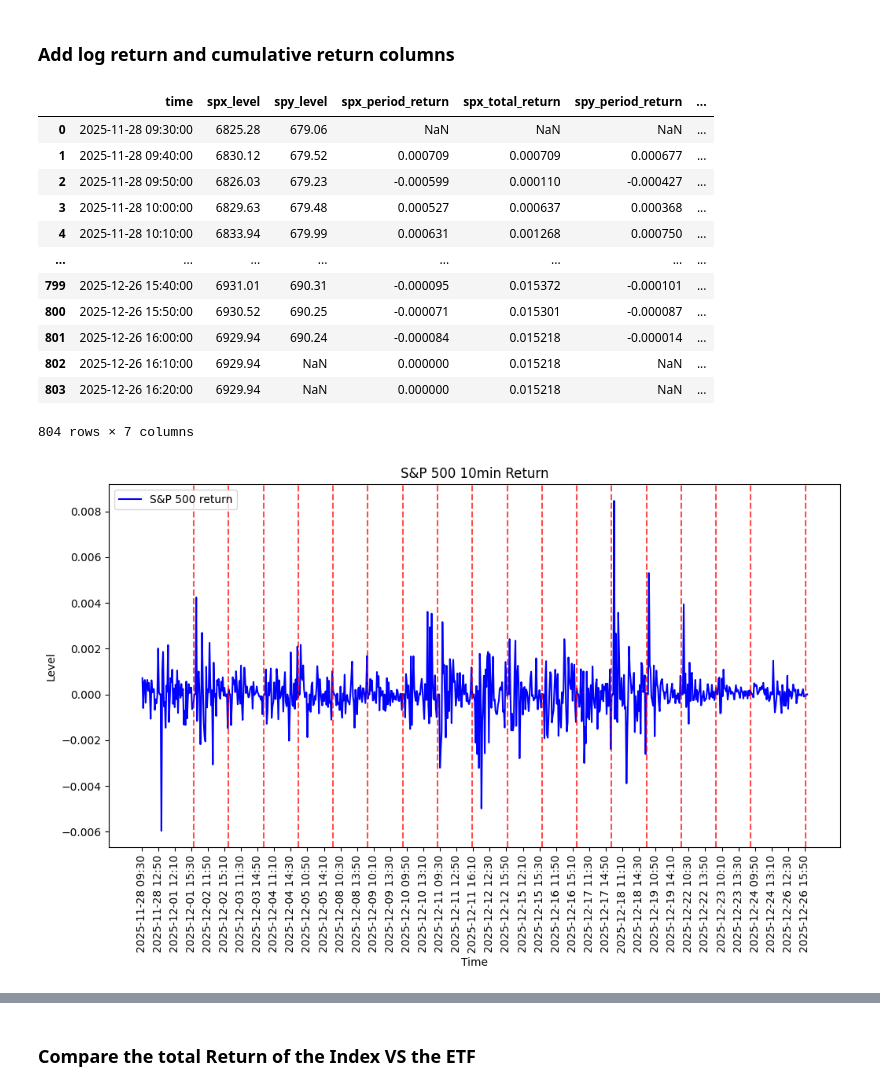
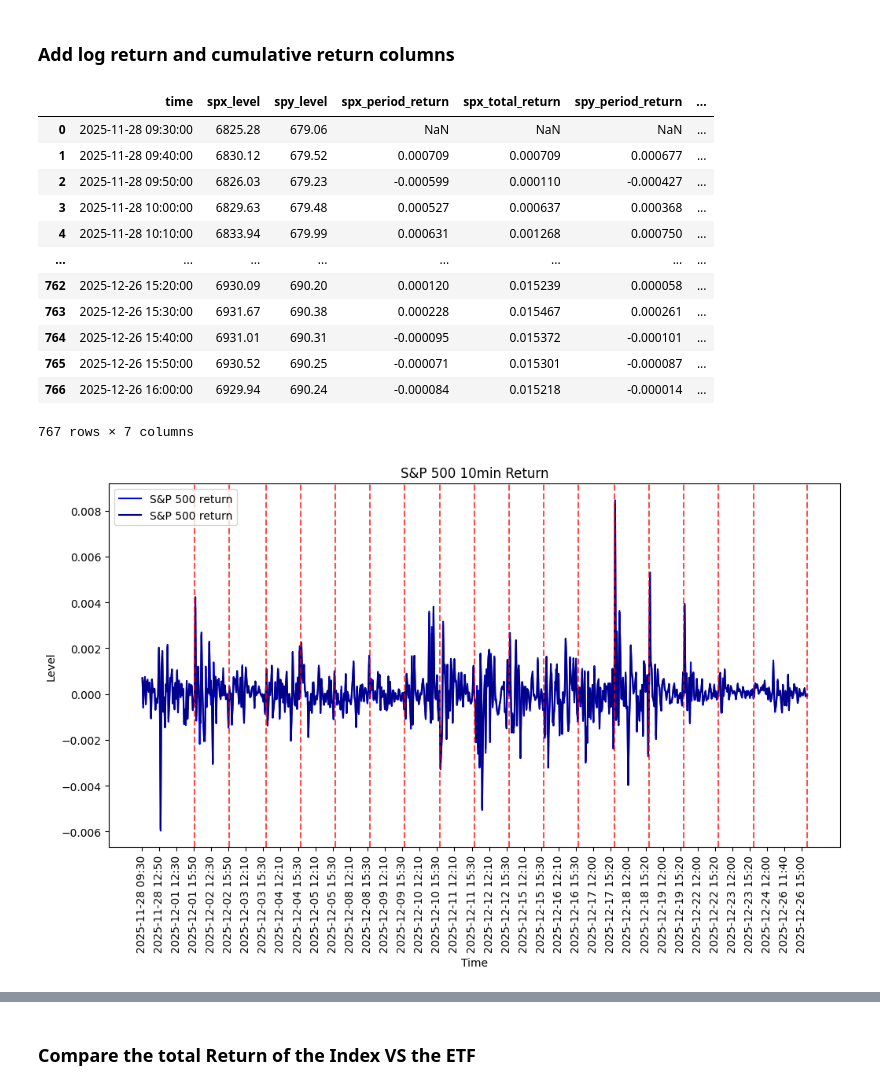
Before and after one commit to danielhalm1407/Risk-Control-Using-a-Bayesian-Joint-Quantile-Time-Series-Model-For-Asset-Returns, a Jupyter notebook: notebooks/NB02_Backtest_Intraday.ipynb, the cells around one changed output, grey strips where cells are left out. Saved outputs shown, nothing was run; the diff lists cells and outputs as text; code cells hidden in the pictures.

Commit message:
further amend graphing

```diff
--- a/notebooks/NB02_Backtest_Intraday.ipynb
+++ b/notebooks/NB02_Backtest_Intraday.ipynb
@@ -168,7 +168,7 @@ plt.show()
 ## Add new columns
 # %%
 # drop empty rows
-sp500_intraday_v4 = sp500_intraday_v3.copy().dropna(subset=['spx_level']).reset_index().drop('index', axis=1)
+sp500_intraday_v4 = sp500_intraday_v3.copy().dropna().reset_index().drop('index', axis=1)
 # %% [markdown]
 ### Add log return and cumulative return columns
 # %%
@@ -210,34 +210,35 @@ sp500_intraday_returns
 | 3 | 2025-11-28 10:00:00 | 6829.63 | 679.48 | 0.000527 | 0.000637 | 0.000368 | ... |
 | 4 | 2025-11-28 10:10:00 | 6833.94 | 679.99 | 0.000631 | 0.001268 | 0.000750 | ... |
 | ... | ... | ... | ... | ... | ... | ... | ... |
-| 799 | 2025-12-26 15:40:00 | 6931.01 | 690.31 | -0.000095 | 0.015372 | -0.000101 | ... |
-| 800 | 2025-12-26 15:50:00 | 6930.52 | 690.25 | -0.000071 | 0.015301 | -0.000087 | ... |
-| 801 | 2025-12-26 16:00:00 | 6929.94 | 690.24 | -0.000084 | 0.015218 | -0.000014 | ... |
-| 802 | 2025-12-26 16:10:00 | 6929.94 | NaN | 0.000000 | 0.015218 | NaN | ... |
-| 803 | 2025-12-26 16:20:00 | 6929.94 | NaN | 0.000000 | 0.015218 | NaN | ... |
+| 762 | 2025-12-26 15:20:00 | 6930.09 | 690.20 | 0.000120 | 0.015239 | 0.000058 | ... |
+| 763 | 2025-12-26 15:30:00 | 6931.67 | 690.38 | 0.000228 | 0.015467 | 0.000261 | ... |
+| 764 | 2025-12-26 15:40:00 | 6931.01 | 690.31 | -0.000095 | 0.015372 | -0.000101 | ... |
+| 765 | 2025-12-26 15:50:00 | 6930.52 | 690.25 | -0.000071 | 0.015301 | -0.000087 | ... |
+| 766 | 2025-12-26 16:00:00 | 6929.94 | 690.24 | -0.000084 | 0.015218 | -0.000014 | ... |
-804 rows × 7 columns
+767 rows × 7 columns
 # %%
 # simple plot of returns for spx in each period and total return in each period
 
 
 # plot the price series
 plt.figure(figsize=(12, 6))
 plt.plot( sp500_intraday_returns['spx_period_return'], label='S&P 500 return', color='blue')
+plt.plot( sp500_intraday_returns['spy_period_return'], label='S&P 500 return', color='darkblue')
 # add ticklabels using the time column
 plt.xticks(ticks=range(0, len(sp500_intraday_returns), 20),
           labels=sp500_intraday_returns['time'].dt.strftime('%Y-%m-%d %H:%M').iloc[::20], rotation=90)
 # insert a vline wherever the plot_ciq['time'] value has 16:00 hours
 for i, time in enumerate(sp500_intraday_returns['time']):
     if time.hour == 16 and time.minute == 0:
         plt.axvline(x=i, color='red', linestyle='--', alpha=0.7)
 
 plt.xlabel('Time')
 plt.ylabel('Level')
 plt.title('S&P 500 10min Return')
 plt.legend()
 plt.show()
 # %% [output]
-[figure, old version]
+[figure, new version]
 # %%
 # simple plot of total returns for spx in each period and total return in each period
 
```
Also changed, not shown: parts of 5 cells of this notebook, 1 other file.
